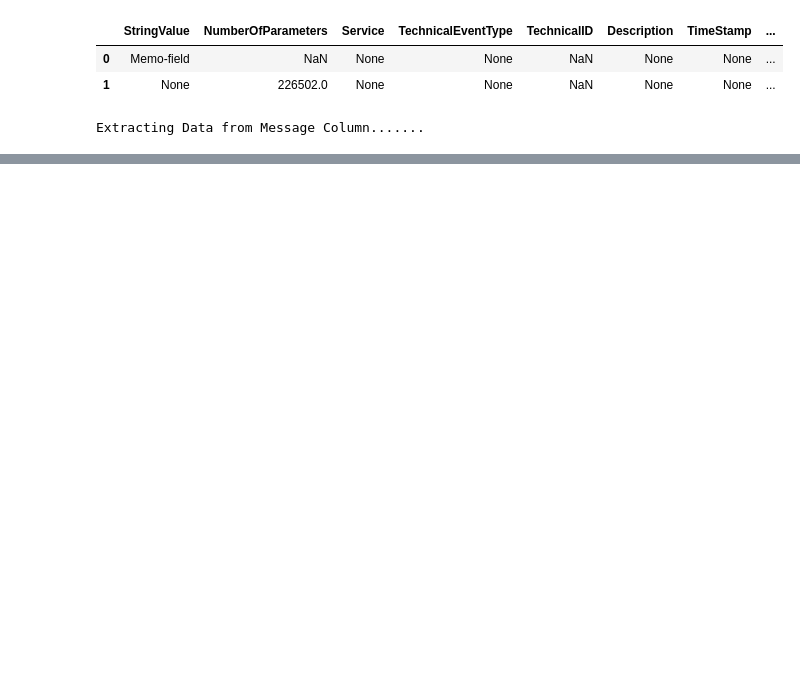
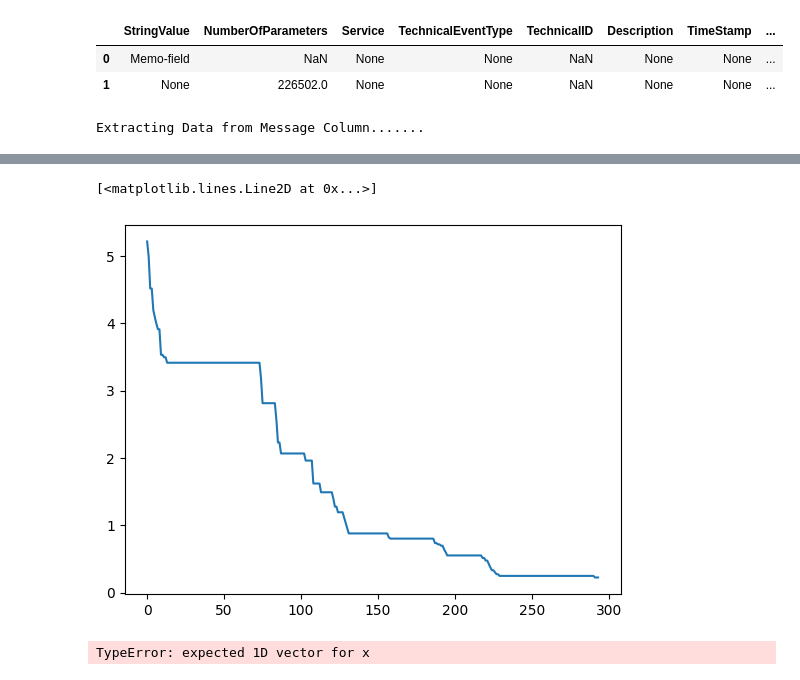
Before and after one commit to Aylore/filament-component-failure-prediction, a Jupyter notebook: notebooks/EDA.ipynb, the cells around one changed output, grey strips where cells are left out. Drawn from its saved outputs; the diff is of its cells as text; code cells hidden in the pictures; blank space fills up the shorter version.

```diff
--- a/notebooks/EDA.ipynb
+++ b/notebooks/EDA.ipynb
@@ -59,0 +68,45 @@ df.head()
+# %%
+from sklearn.preprocessing import StandardScaler
+
+std =StandardScaler()
+# %%
+coefs = np.polyfit(x  , y ,2)
+ln_y = coefs[0] + coefs[1] * x
+
+ln_y_scaled = std.fit_transform(ln_y.reshape(-1,1))
+plt.plot(np.exp(ln_y_scaled))
+# %% [output]
+[<matplotlib.lines.Line2D at 0x...>]
+[figure, added]
+# %%
+import numpy as np
+import matplotlib.pyplot as plt
+
+def exponential_regression(x, y):
+    coeffs = np.polyfit(x, np.log(y), 1)
+    slope = coeffs[0]
+    intercept = np.exp(coeffs[1])
+
+    return slope, intercept
+
+# Example data
+# x = np.array([1, 2, 3, 4, 5])
+# y = np.array([2.71828, 7.38906, 20.0855, 54.5981, 148.413])
+
+# Perform exponential regression
+slope, intercept = exponential_regression(x.reshape(-1,1), std.fit_transform(y.reshape(-1,1)))
+
+# Generate predicted values using the regression line
+x_pred = np.linspace(x.min(), x.max(), 100)
+y_pred = intercept * np.exp(slope * x_pred)
+
+# Plot the predictions and true values
+# plt.scatter(x, y, color='red', label='True values')
+plt.plot(x_pred, y_pred, color='blue', label='Predictions')
+plt.xlabel('x')
+plt.ylabel('y')
+plt.title('Exponential Regression')
+plt.legend()
+plt.show()
+# %% [output]
+TypeError: expected 1D vector for x
```
Also changed, not shown: parts of 10 cells of this notebook, 5 other files.
